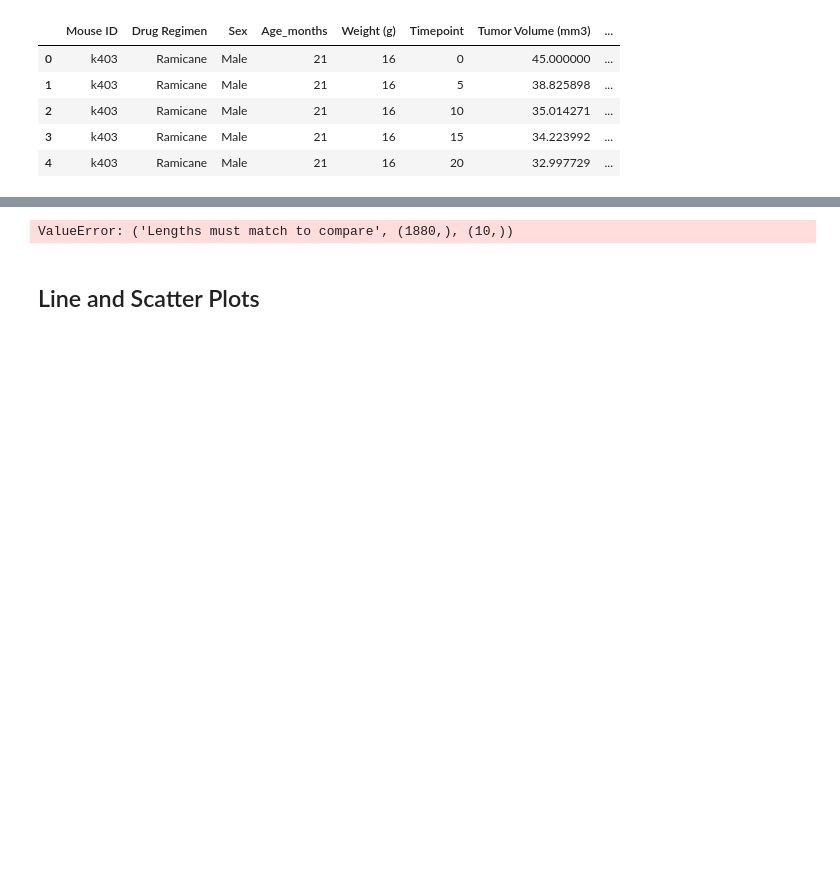
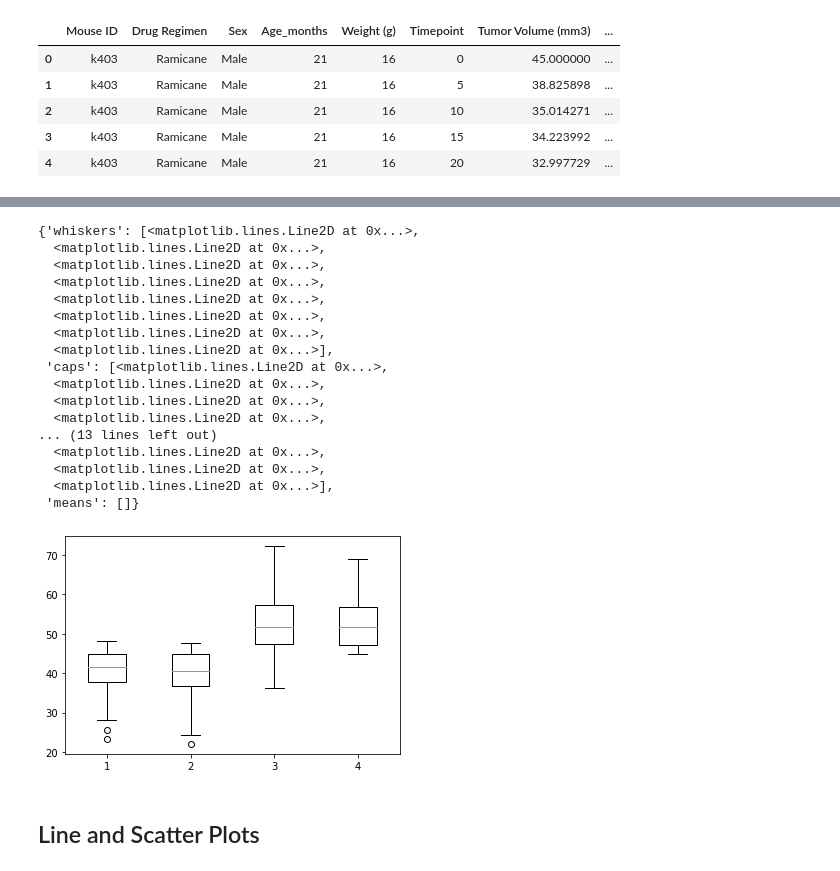
Before and after one commit to kkimoto22/Matplotlib, a Jupyter notebook: Instructions/Pymaceuticals/pymaceuticals.ipynb, the cells around one changed output, grey strips where cells are left out. Cells and saved outputs as stored; diff of their text form; code cells hidden in the pictures; blank space fills up the shorter version.

```diff
--- a/Instructions/Pymaceuticals/pymaceuticals_starter.ipynb
+++ b/Instructions/Pymaceuticals/pymaceuticals.ipynb
@@ -293,20 +293,25 @@ Values above 73.31018776874998 could be outliers.
-# %%
-
-    # Locate the rows which contain mice on each drug and get the tumor volumes
-    for treatment in treatments:
-
-        drug_df = merged_df.loc[merged_df['Drug Regimen'] == drug]
-
-    # add subset
-    max_volume_df = drug_df.loc[drug_df['Timepoint'] == drug_df['Max Timepoint']]
-    points = max_volume_df['Tumor Volume (mm3)']
-    tumor_vol_data.append(points)
-
-    # Determine outliers using upper and lower bounds
-# %% [output]
-ValueError: ('Lengths must match to compare', (1880,), (10,))
 # %%
 # Generate a box plot of the final tumor volume of each mouse across four regimens of interest
+plt.boxplot(tumor_vol_data)
+# %% [output]
+{'whiskers': [<matplotlib.lines.Line2D at 0x...>,
+  <matplotlib.lines.Line2D at 0x...>,
+  <matplotlib.lines.Line2D at 0x...>,
+  <matplotlib.lines.Line2D at 0x...>,
+  <matplotlib.lines.Line2D at 0x...>,
+  <matplotlib.lines.Line2D at 0x...>,
+  <matplotlib.lines.Line2D at 0x...>,
+  <matplotlib.lines.Line2D at 0x...>],
+ 'caps': [<matplotlib.lines.Line2D at 0x...>,
+  <matplotlib.lines.Line2D at 0x...>,
+  <matplotlib.lines.Line2D at 0x...>,
+  <matplotlib.lines.Line2D at 0x...>,
+... (13 lines left out)
+  <matplotlib.lines.Line2D at 0x...>,
+  <matplotlib.lines.Line2D at 0x...>,
+  <matplotlib.lines.Line2D at 0x...>],
+ 'means': []}
+[figure, added]
 # %% [markdown]
 ## Line and Scatter Plots
 # %%
```
Also changed, not shown: parts of 9 cells of this notebook.
